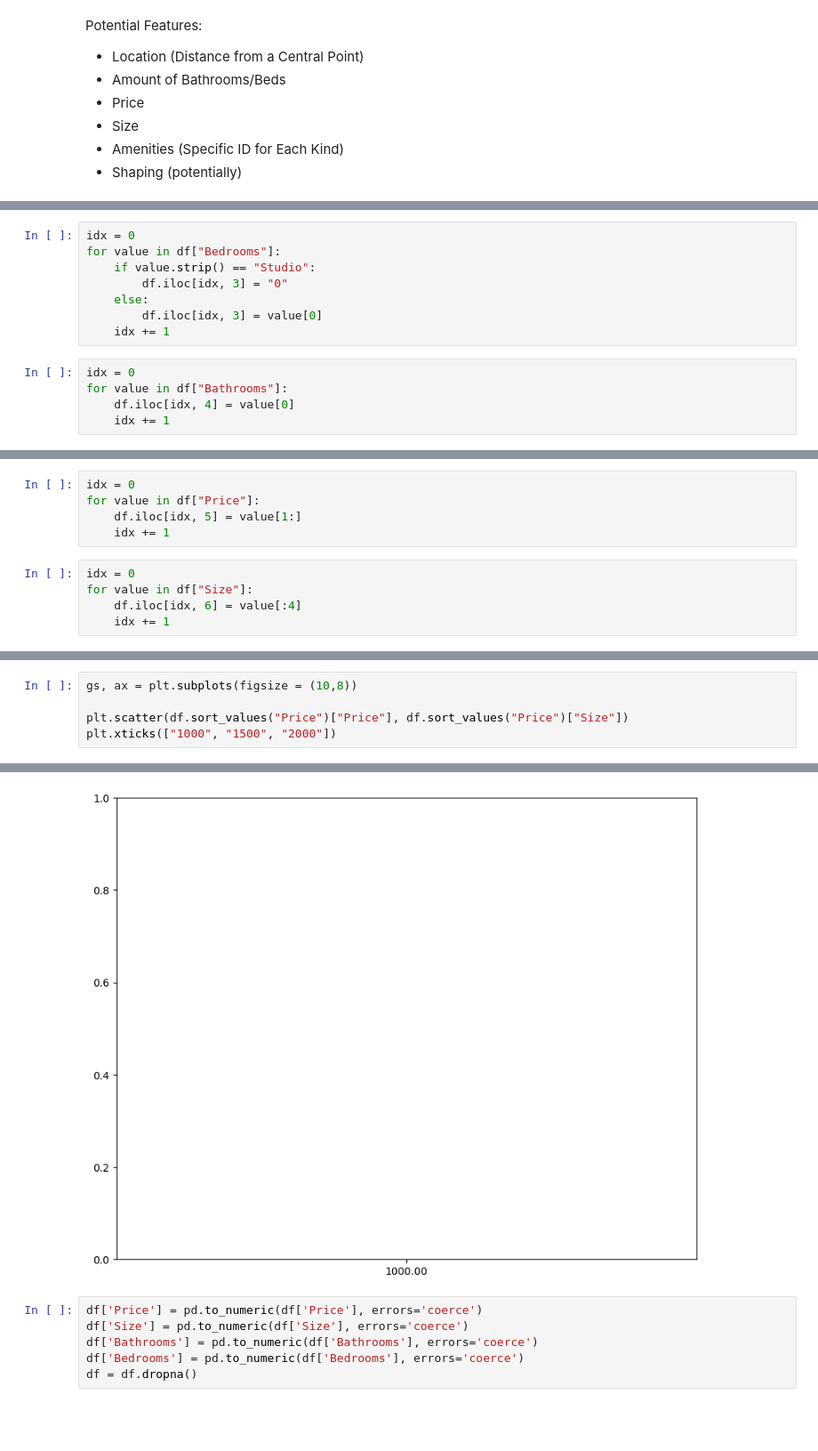
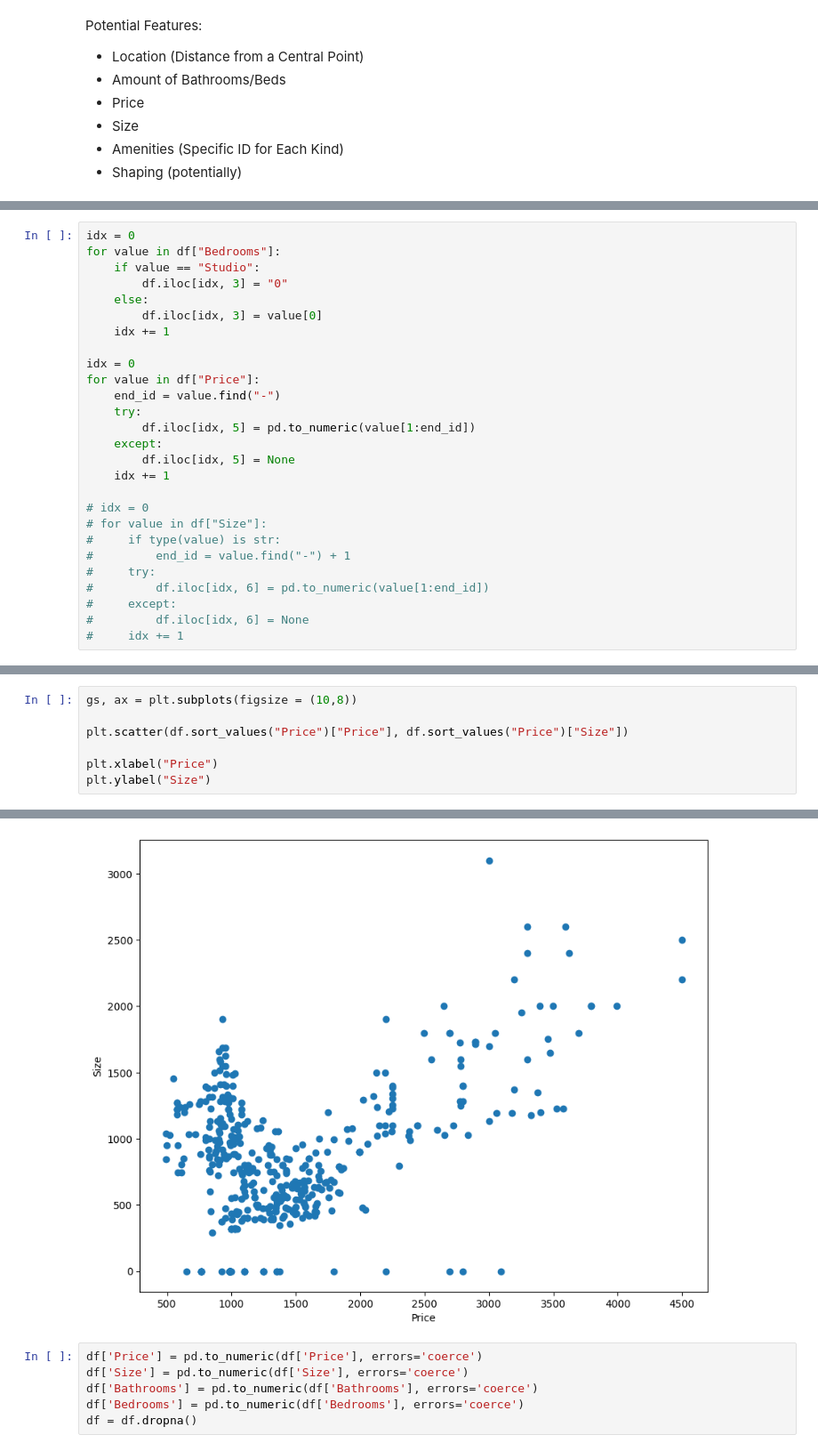
Before and after one commit to ma000694/Apartment-Finder, a Jupyter notebook: ML/ml.ipynb, the cells around one changed output, grey strips where cells are left out. Shown at 89% size. Saved outputs shown, nothing was run; the diff lists cells and outputs as text; blank space fills up the shorter version.

```diff
--- a/ML/ml.ipynb
+++ b/ML/ml.ipynb
@@ -51,13 +32,27 @@ array(['4', '3', '2', '1', '10', '5', 'Studio', '6'], dtype=object)
 # %%
 idx = 0
 for value in df["Bedrooms"]:
-    if value.strip() == "Studio":
+    if value == "Studio":
         df.iloc[idx, 3] = "0"
     else:
         df.iloc[idx, 3] = value[0]
     idx += 1
+
+idx = 0
+for value in df["Price"]:
+    end_id = value.find("-")
+    try:
+        df.iloc[idx, 5] = pd.to_numeric(value[1:end_id])
+    except:
+        df.iloc[idx, 5] = None
+    idx += 1
+
+# idx = 0
+# for value in df["Size"]:
+#     if type(value) is str:
+#         end_id = value.find("-") + 1
+#     try:
+#         df.iloc[idx, 6] = pd.to_numeric(value[1:end_id])
+#     except:
+#         df.iloc[idx, 6] = None
+#     idx += 1
-# %%
-idx = 0
-for value in df["Bathrooms"]:
-    df.iloc[idx, 4] = value[0]
-    idx += 1
@@ -66,10 +58,0 @@ TypeError: 'float' object is not subscriptable
-# %%
-idx = 0
-for value in df["Price"]:
-    df.iloc[idx, 5] = value[1:]
-    idx += 1
-# %%
-idx = 0
-for value in df["Size"]:
-    df.iloc[idx, 6] = value[:4]
-    idx += 1
@@ -108,5 +80,7 @@ Name: Price, Length: 80, dtype: object
 gs, ax = plt.subplots(figsize = (10,8))
 
 plt.scatter(df.sort_values("Price")["Price"], df.sort_values("Price")["Size"])
-plt.xticks(["1000", "1500", "2000"])
+
+plt.xlabel("Price")
+plt.ylabel("Size")
 # %% [output]
@@ -114,4 +88,4 @@ TypeError: 'value' must be an instance of str or bytes, not a float
-[figure, old version]
+[figure, new version]
 # %%
 df['Price'] = pd.to_numeric(df['Price'], errors='coerce')
 df['Size'] = pd.to_numeric(df['Size'], errors='coerce')
```
Also changed, not shown: parts of 13 cells of this notebook, 1 other file.
